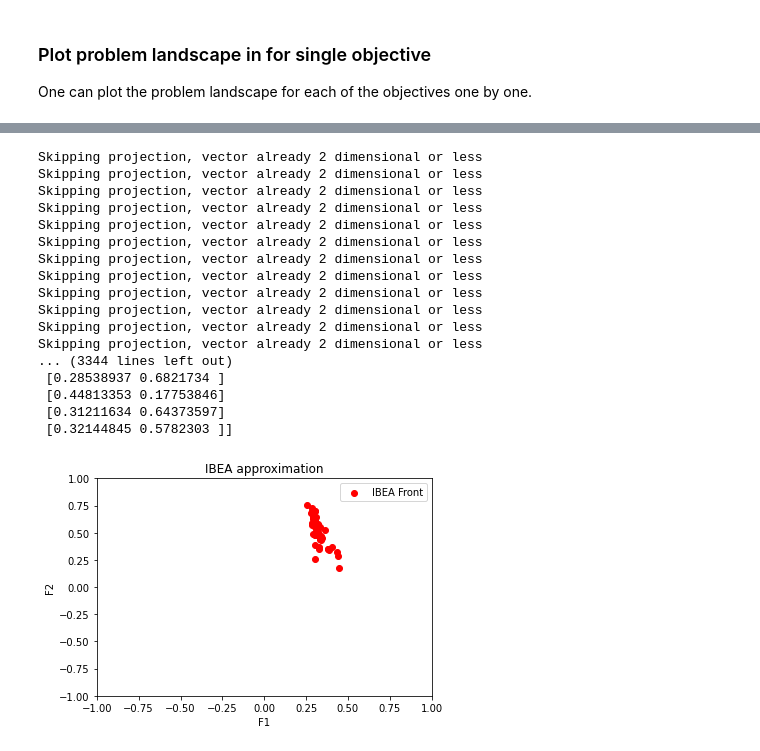
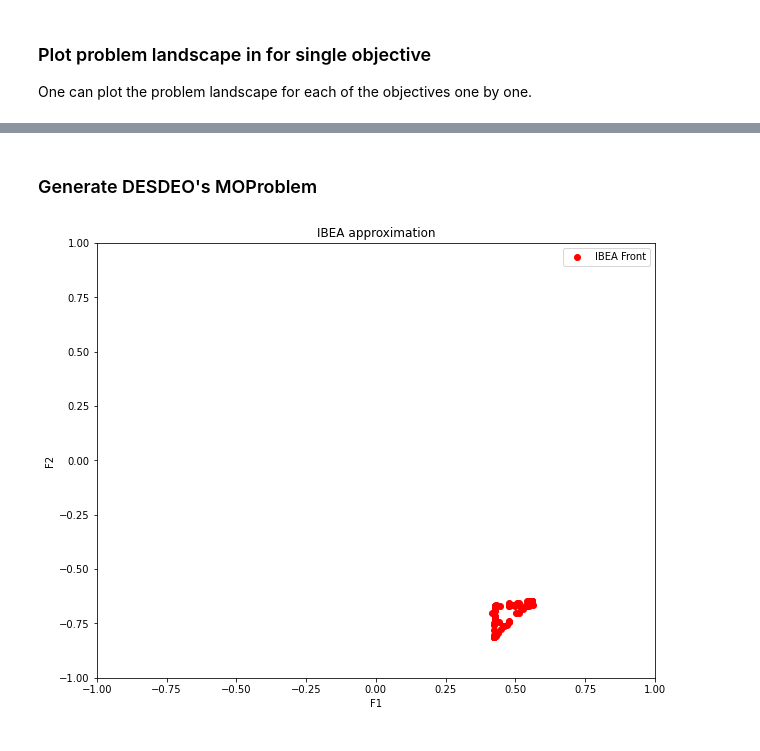
Before and after one commit to industrial-optimization-group/desdeo-problem, a Jupyter notebook: docs/notebooks/DBMOPP_tutorial.ipynb, the cells around one changed output, grey strips where cells are left out. Drawn from its saved outputs; the diff is of its cells as text; code cells hidden in the pictures.

```diff
--- a/docs/notebooks/DBMOPP_tutorial.ipynb
+++ b/docs/notebooks/DBMOPP_tutorial.ipynb
@@ -8,5 +8,7 @@ import matplotlib.pyplot as plt
 from desdeo_problem.testproblems import TestProblems
 # %%
 from desdeo_problem.testproblems import DBMOPP, Region, utilities
+# %%
+plt.rcParams["figure.figsize"] = (10,8)
 # %% [markdown]
 ## Create DBMOPP generator
@@ -13,21 +22,13 @@ from desdeo_problem.testproblems import DBMOPP, Region, utilities
 # %%
 # parameters
-n_objectives = 2
+n_objectives = 4
 n_variables = 2
-n_local_pareto_regions = 0
+n_local_pareto_regions = 2
 n_disconnected_regions = 0
 n_global_pareto_regions = 1
 const_space = 0.0
 pareto_set_type = 0
 constraint_type = 4
-
-# DBMOP object misses attribute hard_constraint_radius aswell wehen setting const space
-
-# 0: No constraint, 1-4: Hard vertex, centre, moat, extended checker,
-# 5-8: soft vertex, centre, moat, extended checker.
-
-# 1,2 works 3, 4 not sure
-
 
 problem = DBMOPP(
     n_objectives,
@@ -87,46 +87,30 @@ TypeError: cannot unpack non-iterable bool object
+# %% [markdown]
+### Generate DESDEO's MOProblem
 # %%
 moproblem = problem.generate_problem()
 # %%
 from desdeo_emo.EAs.IBEA import IBEA
-ib = IBEA(moproblem, population_size=32, n_iterations=1, n_gen_per_iter=100,total_function_evaluations=400)
+ib = IBEA(moproblem, population_size=50, n_iterations=1, n_gen_per_iter=100,total_function_evaluations=7000)
 while ib.continue_evolution():
     ib.iterate()
 individuals, objective_values = ib.end()
-
 
 #print(problem.evaluate(ib.population.problem.ideal))
 
 # TODO: plot ndim individuals to 2d plot so can see top eachother ..
 # plotting in objective space, they go on top of each other which is really nice!
 #plt.scatter(x=objective_values[:,0], y=objective_values[:,1], c='g',label="IBEA objectives")
-test_objectives = moproblem.evaluate(individuals)[2]
-print("\nFormed MOProblem: \n\n", test_objectives)
-print(individuals[:5])
+test_objectives = moproblem.evaluate(individuals)
+#print("\nFormed MOProblem: \n\n", test_objectives)
+#print(individuals[:5])
 plt.scatter(x=individuals[:,0], y=individuals[:,1], c="r", label="IBEA Front")
 #plt.scatter(x=test_objectives[:,0], y=test_objectives[:,1], label="front from moproblem")
 plt.title(f"IBEA approximation")
 plt.xlabel("F1")
 plt.xlim([-1,1])
 plt.ylim([-1,1])
 plt.ylabel("F2")
 plt.legend()
 plt.show()
 # %% [output]
-Skipping projection, vector already 2 dimensional or less
-Skipping projection, vector already 2 dimensional or less
-Skipping projection, vector already 2 dimensional or less
-Skipping projection, vector already 2 dimensional or less
-Skipping projection, vector already 2 dimensional or less
-Skipping projection, vector already 2 dimensional or less
-Skipping projection, vector already 2 dimensional or less
-Skipping projection, vector already 2 dimensional or less
-Skipping projection, vector already 2 dimensional or less
-Skipping projection, vector already 2 dimensional or less
-Skipping projection, vector already 2 dimensional or less
-Skipping projection, vector already 2 dimensional or less
-... (3344 lines left out)
- [0.28538937 0.6821734 ]
- [0.44813353 0.17753846]
- [0.31211634 0.64373597]
- [0.32144845 0.5782303 ]]
-[figure, old version]
+[figure, new version]
```
Also changed, not shown: parts of 4 cells of this notebook, 1 other file.
